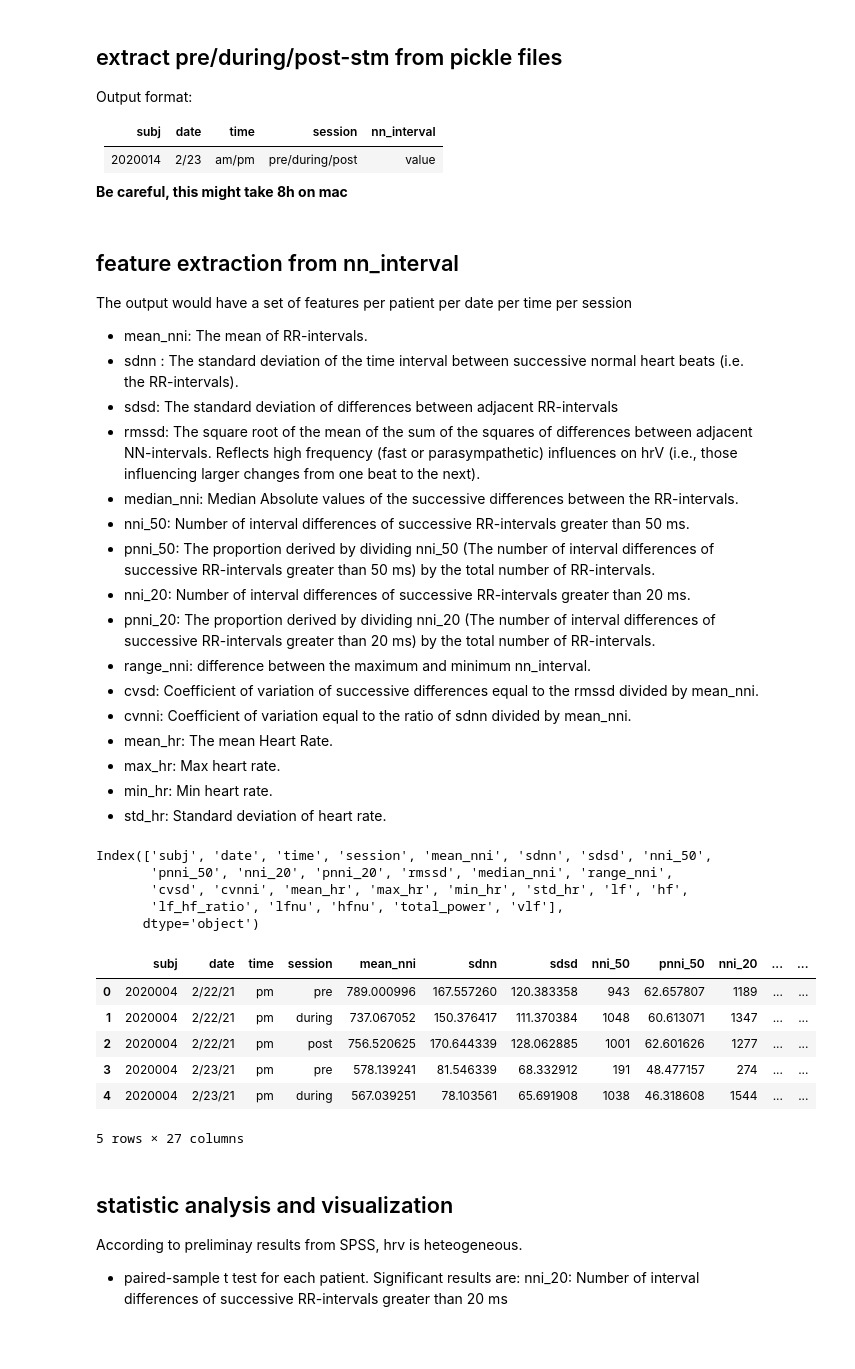
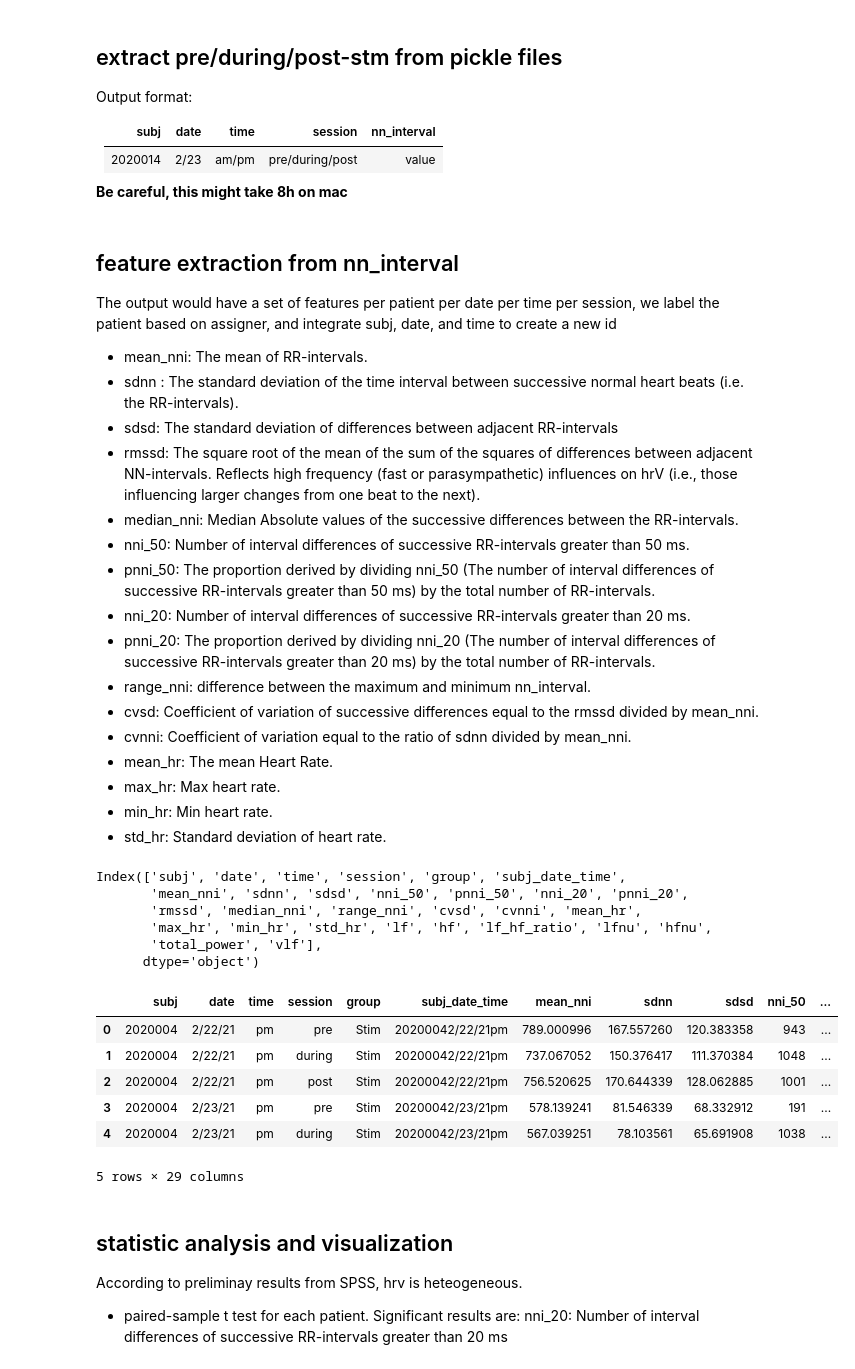
Before and after one commit to jake-joseph/HRV, a Jupyter notebook: NN_extraction_statistics.ipynb, the cells around one changed output. Saved outputs shown, nothing was run; the diff lists cells and outputs as text; code cells hidden in the pictures; blank space fills up the shorter version.

```diff
--- a/NN_extraction_statistics.ipynb
+++ b/NN_extraction_statistics.ipynb
@@ -223,7 +223,7 @@ df_filtered = pd.DataFrame(data=np.array([np.array(subj2df), np.array(date2df),n
 df_filtered.to_csv(os.path.join(data_dir, 'nn_interval_whole.csv'))
 # %% [markdown]
 ## feature extraction from nn_interval
-The output would have a set of features per patient per date per time per session
+The output would have a set of features per patient per date per time per session, we label the patient based on assigner, and integrate subj, date, and time to create a new id
 
 - mean_nni: The mean of RR-intervals.
 - sdnn : The standard deviation of the time interval between successive normal heart beats (i.e. the RR-intervals).
@@ -267,21 +295,26 @@ df_hrv = pd.DataFrame(data2df_hrv, columns=['subj', 'date', 'time', 'session'] +
 df_hrv.to_csv(os.path.join(data_dir, 'hrv_features.csv'))
 # %%
 # a glimpse of df_hrv
+import os
+import pandas as pd
+data_dir = os.path.expanduser("~/Desktop/GT/ECG_VNS/data")
+df_hrv = pd.read_csv(os.path.join(data_dir, 'hrv_features.csv'), index_col=0)
 print(df_hrv.columns)
 df_hrv.head()
 # %% [output]
-Index(['subj', 'date', 'time', 'session', 'mean_nni', 'sdnn', 'sdsd', 'nni_50',
-       'pnni_50', 'nni_20', 'pnni_20', 'rmssd', 'median_nni', 'range_nni',
-       'cvsd', 'cvnni', 'mean_hr', 'max_hr', 'min_hr', 'std_hr', 'lf', 'hf',
-       'lf_hf_ratio', 'lfnu', 'hfnu', 'total_power', 'vlf'],
+Index(['subj', 'date', 'time', 'session', 'group', 'subj_date_time',
+       'mean_nni', 'sdnn', 'sdsd', 'nni_50', 'pnni_50', 'nni_20', 'pnni_20',
+       'rmssd', 'median_nni', 'range_nni', 'cvsd', 'cvnni', 'mean_hr',
+       'max_hr', 'min_hr', 'std_hr', 'lf', 'hf', 'lf_hf_ratio', 'lfnu', 'hfnu',
+       'total_power', 'vlf'],
       dtype='object')
-|  | subj | date | time | session | mean_nni | sdnn | sdsd | nni_50 | pnni_50 | nni_20 | ... | ... |
-| 0 | 2020004 | 2/22/21 | pm | pre | 789.000996 | 167.557260 | 120.383358 | 943 | 62.657807 | 1189 | ... | ... |
-| 1 | 2020004 | 2/22/21 | pm | during | 737.067052 | 150.376417 | 111.370384 | 1048 | 60.613071 | 1347 | ... | ... |
-| 2 | 2020004 | 2/22/21 | pm | post | 756.520625 | 170.644339 | 128.062885 | 1001 | 62.601626 | 1277 | ... | ... |
-| 3 | 2020004 | 2/23/21 | pm | pre | 578.139241 | 81.546339 | 68.332912 | 191 | 48.477157 | 274 | ... | ... |
-| 4 | 2020004 | 2/23/21 | pm | during | 567.039251 | 78.103561 | 65.691908 | 1038 | 46.318608 | 1544 | ... | ... |
+|  | subj | date | time | session | group | subj_date_time | mean_nni | sdnn | sdsd | nni_50 | ... |
+| 0 | 2020004 | 2/22/21 | pm | pre | Stim | 20200042/22/21pm | 789.000996 | 167.557260 | 120.383358 | 943 | ... |
+| 1 | 2020004 | 2/22/21 | pm | during | Stim | 20200042/22/21pm | 737.067052 | 150.376417 | 111.370384 | 1048 | ... |
+| 2 | 2020004 | 2/22/21 | pm | post | Stim | 20200042/22/21pm | 756.520625 | 170.644339 | 128.062885 | 1001 | ... |
+| 3 | 2020004 | 2/23/21 | pm | pre | Stim | 20200042/23/21pm | 578.139241 | 81.546339 | 68.332912 | 191 | ... |
+| 4 | 2020004 | 2/23/21 | pm | during | Stim | 20200042/23/21pm | 567.039251 | 78.103561 | 65.691908 | 1038 | ... |
-5 rows × 27 columns
+5 rows × 29 columns
 # %% [markdown]
 ## statistic analysis and visualization
 According to preliminay results from SPSS, hrv is heteogeneous.
```
Also changed, not shown: parts of 11 cells of this notebook.
